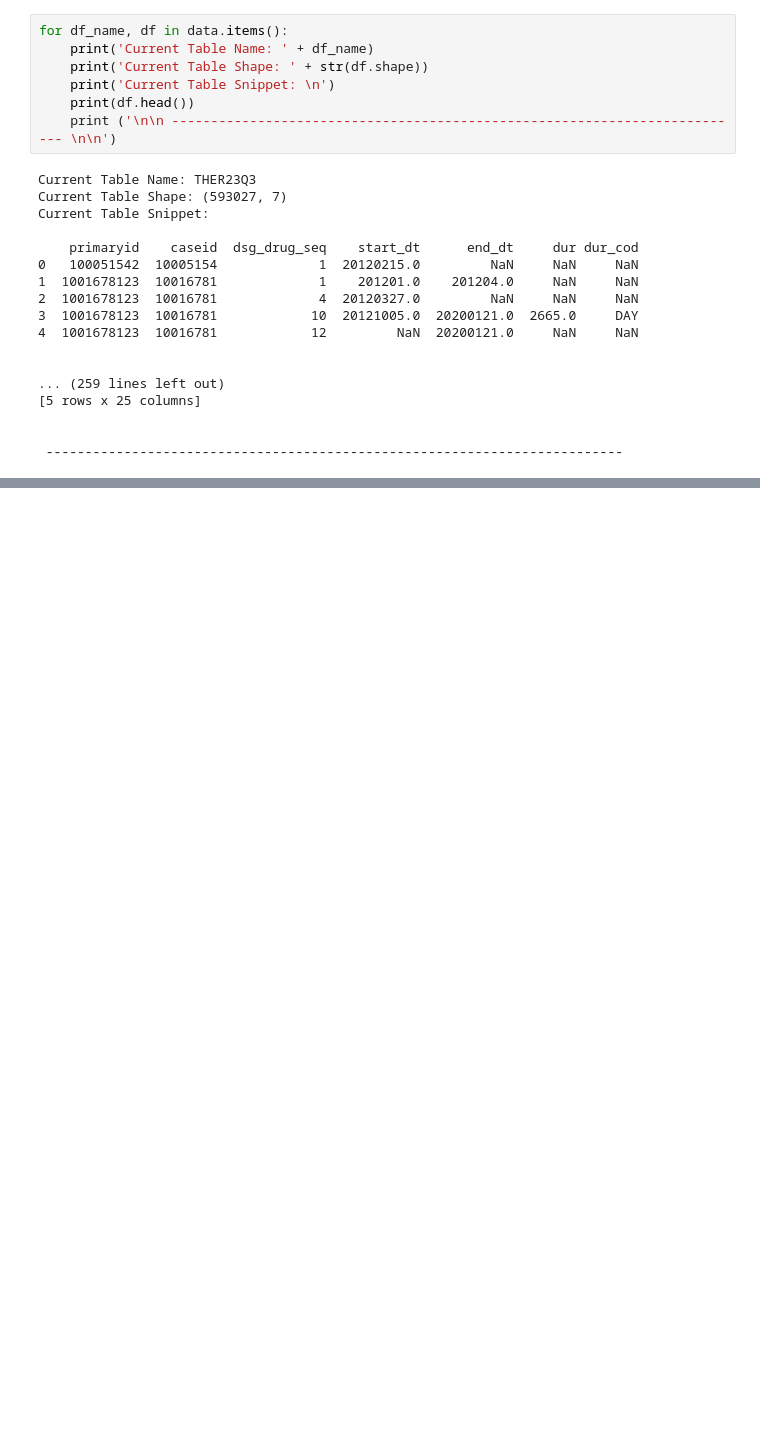
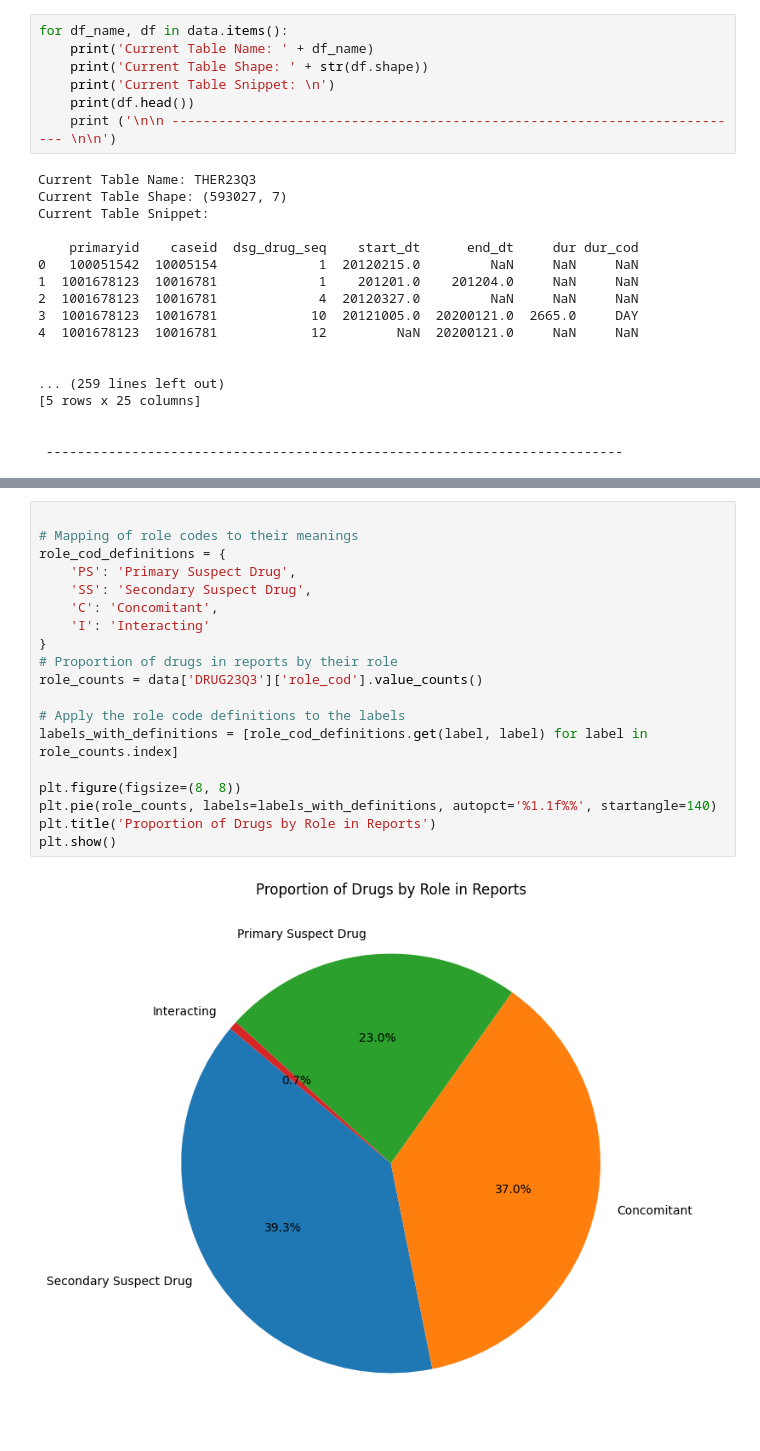
Before and after one commit to smalho01/FAERS-analytics, a Jupyter notebook: FAERS analytics.ipynb, the cells around one changed output, grey strips where cells are left out. Drawn from its saved outputs; the diff is of its cells as text; blank space fills up the shorter version.

```diff
--- a/FAERS analytics.ipynb
+++ b/FAERS analytics.ipynb
@@ -227,0 +137,21 @@ plt.show()
+# %%
+
+# Mapping of role codes to their meanings
+role_cod_definitions = {
+    'PS': 'Primary Suspect Drug',
+    'SS': 'Secondary Suspect Drug',
+    'C': 'Concomitant',
+    'I': 'Interacting'
+}
+# Proportion of drugs in reports by their role
+role_counts = data['DRUG23Q3']['role_cod'].value_counts()
+
+# Apply the role code definitions to the labels
+labels_with_definitions = [role_cod_definitions.get(label, label) for label in role_counts.index]
+
+plt.figure(figsize=(8, 8))
+plt.pie(role_counts, labels=labels_with_definitions, autopct='%1.1f%%', startangle=140)
+plt.title('Proportion of Drugs by Role in Reports')
+plt.show()
+# %% [output]
+[figure, added]
```
Also changed, not shown: parts of 24 cells of this notebook.
